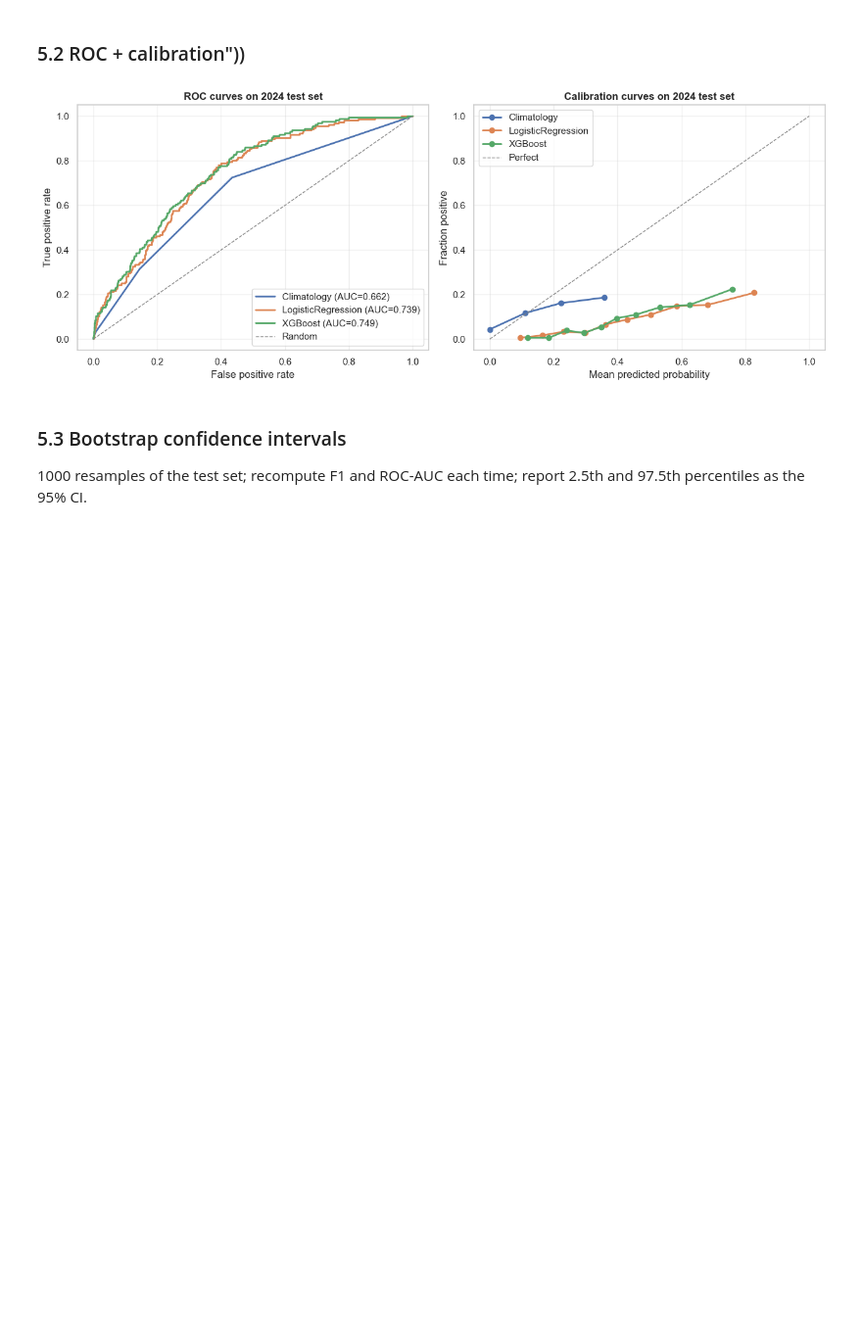
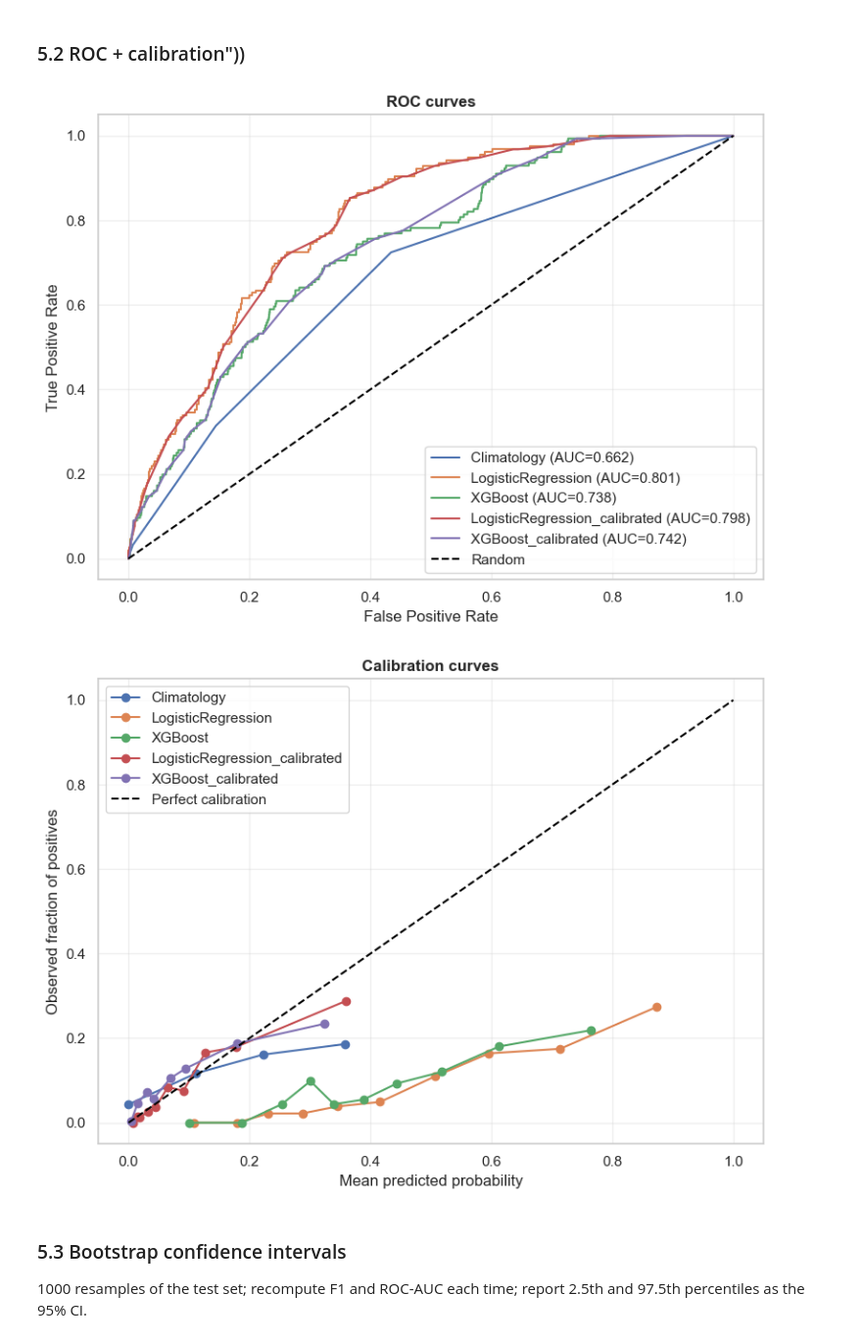
Before and after one commit to AyxanMuxtar/Maritime-delay-risk-prediction, a Jupyter notebook: notebooks/day_08_modeling.ipynb, the cells around one changed output. Shown at 98% size. Saved outputs shown, nothing was run; the diff lists cells and outputs as text; code cells hidden in the pictures; blank space fills up the shorter version.

```diff
--- a/notebooks/day_08_modeling.ipynb
+++ b/notebooks/day_08_modeling.ipynb
@@ -698,34 +833,64 @@ plt.show()
 # %% [markdown]
 ### 5.2 ROC + calibration"))
 # %%
-fig, axes = plt.subplots(1, 2, figsize=(13, 5))
+# -------------------------------------------------------------------
+# ROC curves + calibration curves
+# -------------------------------------------------------------------
 
-for name, (p_test, _) in predictions.items():
+from sklearn.metrics import roc_curve, roc_auc_score
+from sklearn.calibration import calibration_curve
+
+# ROC curve
+plt.figure(figsize=(8, 6))
+
+for name, info in model_outputs.items():
+    p_test = info["p_test"]
+
     fpr, tpr, _ = roc_curve(y_test, p_test)
     auc = roc_auc_score(y_test, p_test)
-    axes[0].plot(fpr, tpr, linewidth=2, label=f'{name} (AUC={auc:.3f})')
-axes[0].plot([0, 1], [0, 1], color='gray', linestyle='--', linewidth=1, label='Random')
-axes[0].set_xlabel('False positive rate')
-axes[0].set_ylabel('True positive rate')
-axes[0].set_title('ROC curves on 2024 test set', fontweight='bold')
-axes[0].legend(loc='lower right')
-axes[0].grid(alpha=0.3)
 
-for name, (p_test, _) in predictions.items():
-    frac_pos, mean_pred = calibration_curve(y_test, p_test, n_bins=10, strategy='quantile')
-    axes[1].plot(mean_pred, frac_pos, marker='o', linewidth=2, label=name)
-axes[1].plot([0, 1], [0, 1], color='gray', linestyle='--', linewidth=1, label='Perfect')
-axes[1].set_xlabel('Mean predicted probability')
-axes[1].set_ylabel('Fraction positive')
-axes[1].set_title('Calibration curves on 2024 test set', fontweight='bold')
-axes[1].legend(loc='upper left')
-axes[1].grid(alpha=0.3)
+    plt.plot(fpr, tpr, label=f"{name} (AUC={auc:.3f})")
 
-fig.tight_layout()
-fig.savefig(FIGURES_DIR / 'day08_roc_calibration.png')
+plt.plot([0, 1], [0, 1], linestyle="--", color="black", label="Random")
+
+plt.xlabel("False Positive Rate")
+plt.ylabel("True Positive Rate")
+plt.title("ROC curves", fontweight="bold")
+plt.legend()
+plt.grid(alpha=0.3)
+plt.tight_layout()
+plt.savefig(FIGURES_DIR / "day08_roc_curves.png")
 plt.show()
+
+
+# Calibration curve
+plt.figure(figsize=(8, 6))
+
+for name, info in model_outputs.items():
+    p_test = info["p_test"]
+
+    frac_pos, mean_pred = calibration_curve(
+        y_test,
+        p_test,
+        n_bins=10,
+        strategy="quantile"
+    )
+
+    plt.plot(mean_pred, frac_pos, marker="o", label=name)
+
+plt.plot([0, 1], [0, 1], linestyle="--", color="black", label="Perfect calibration")
+
+plt.xlabel("Mean predicted probability")
+plt.ylabel("Observed fraction of positives")
+plt.title("Calibration curves", fontweight="bold")
+plt.legend()
+plt.grid(alpha=0.3)
+plt.tight_layout()
+plt.savefig(FIGURES_DIR / "day08_calibration_curves.png")
+plt.show()
 # %% [output]
-[figure, old version]
+[figure, new version]
+[figure, added]
 # %% [markdown]
 ### 5.3 Bootstrap confidence intervals
 
```
Also changed, not shown: parts of 24 cells of this notebook, 16 other files.
